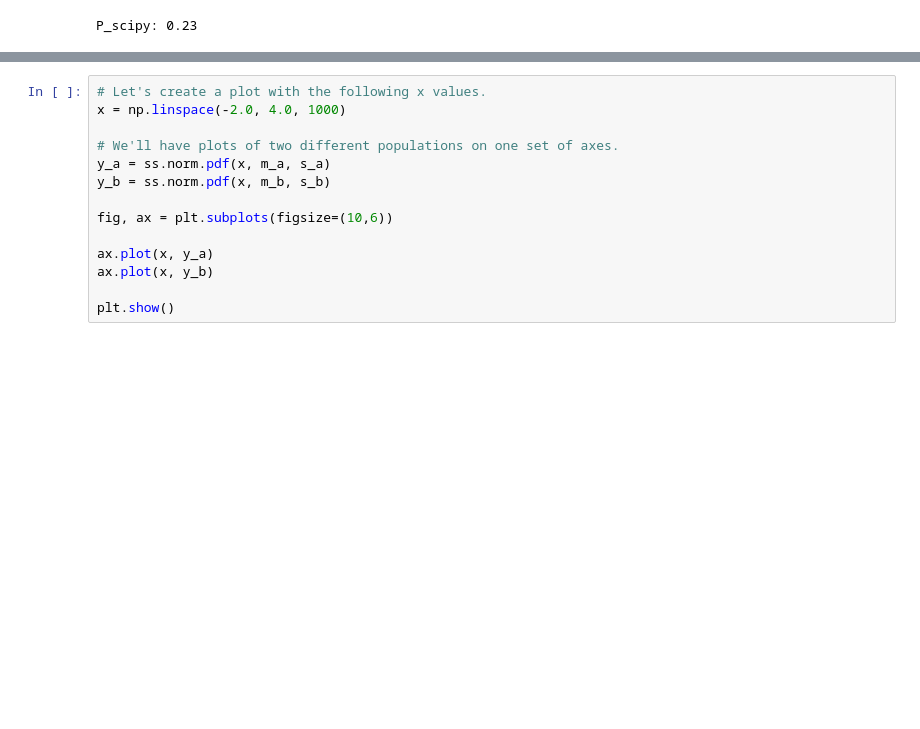
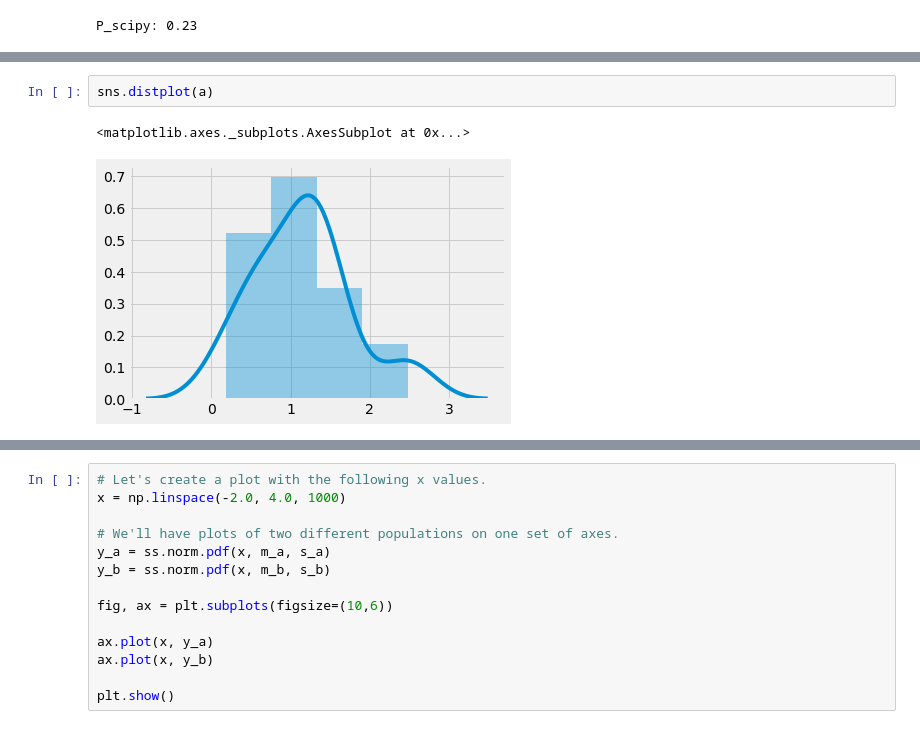
Before and after one commit to karolinaszafranbelzowska/t-test, a Jupyter notebook: t-test.ipynb, the cells around one changed output, grey strips where cells are left out. Saved outputs shown, nothing was run; the diff lists cells and outputs as text; blank space fills up the shorter version.

```diff
--- a/t-test.ipynb
+++ b/t-test.ipynb
@@ -63,0 +87,5 @@ P_scipy: 0.23
+# %%
+sns.distplot(a)
+# %% [output]
+<matplotlib.axes._subplots.AxesSubplot at 0x...>
+[figure, added]
```
Also changed, not shown: parts of 9 cells of this notebook.
